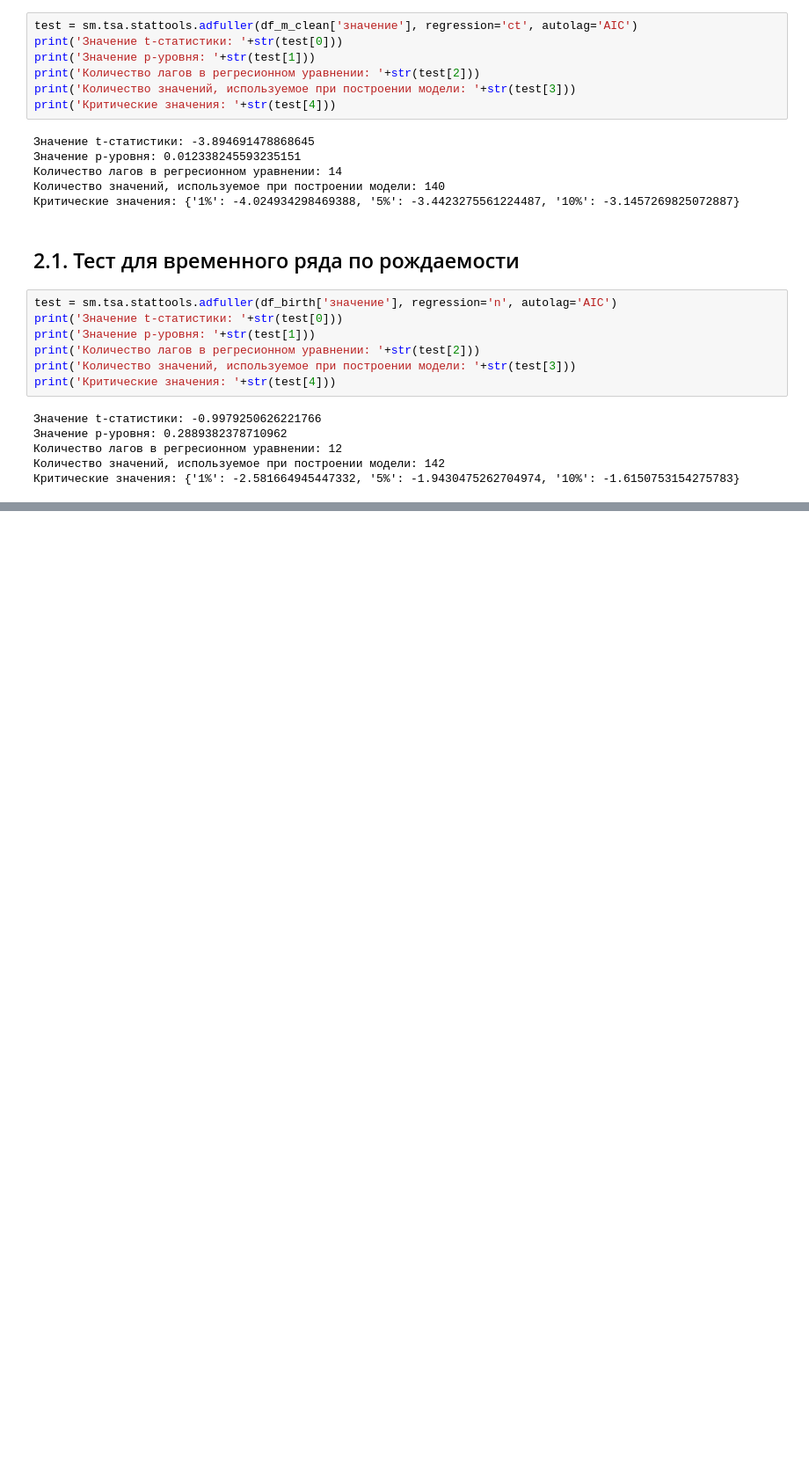
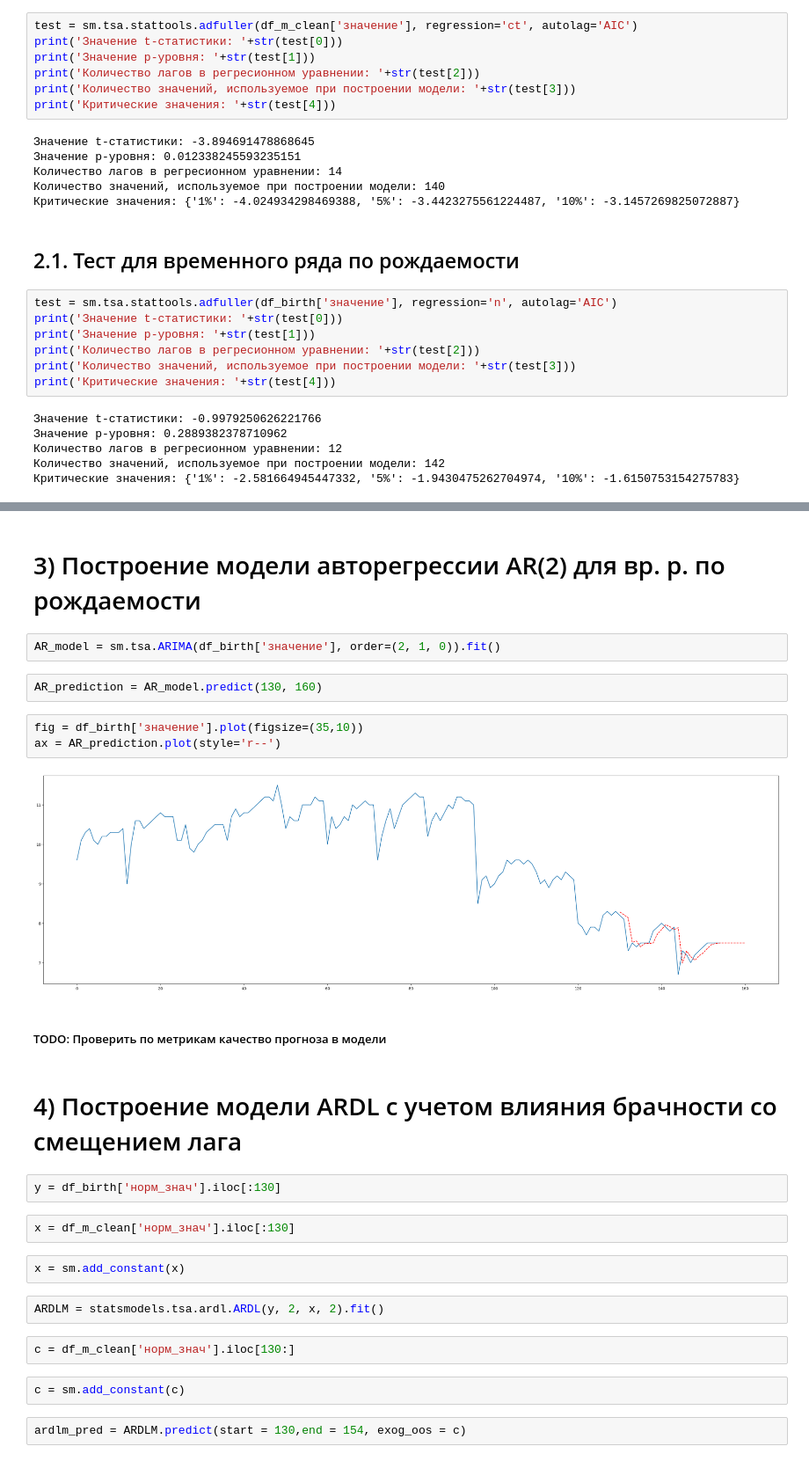
Before and after one commit to maximvscow/birthrate, a Jupyter notebook: RDL.ipynb, the cells around one changed output, grey strips where cells are left out. Shown at 88% size. Cells and saved outputs as stored; diff of their text form; blank space fills up the shorter version.

Commit message:
ARDL template

```diff
--- a/RDL.ipynb
+++ b/RDL.ipynb
@@ -280,0 +287,29 @@ print('Критические значения: '+str(test[4]))
+# %% [markdown]
+# 3) Построение модели авторегрессии AR(2) для вр. р. по рождаемости
+# %%
+AR_model = sm.tsa.ARIMA(df_birth['значение'], order=(2, 1, 0)).fit()
+# %%
+AR_prediction = AR_model.predict(130, 160)
+# %%
+fig = df_birth['значение'].plot(figsize=(35,10))
+ax = AR_prediction.plot(style='r--')
+# %% [output]
+[figure, added]
+# %% [markdown]
+##### TODO: Проверить по метрикам качество прогноза в модели
+# %% [markdown]
+# 4) Построение модели ARDL с учетом влияния брачности со смещением лага
+# %%
+y = df_birth['норм_знач'].iloc[:130]
+# %%
+x = df_m_clean['норм_знач'].iloc[:130]
+# %%
+x = sm.add_constant(x)
+# %%
+ARDLM = statsmodels.tsa.ardl.ARDL(y, 2, x, 2).fit()
+# %%
+c = df_m_clean['норм_знач'].iloc[130:]
+# %%
+c = sm.add_constant(c)
+# %%
+ardlm_pred = ARDLM.predict(start = 130,end = 154, exog_oos = c)
```
Also changed, not shown: parts of 3 cells of this notebook.
